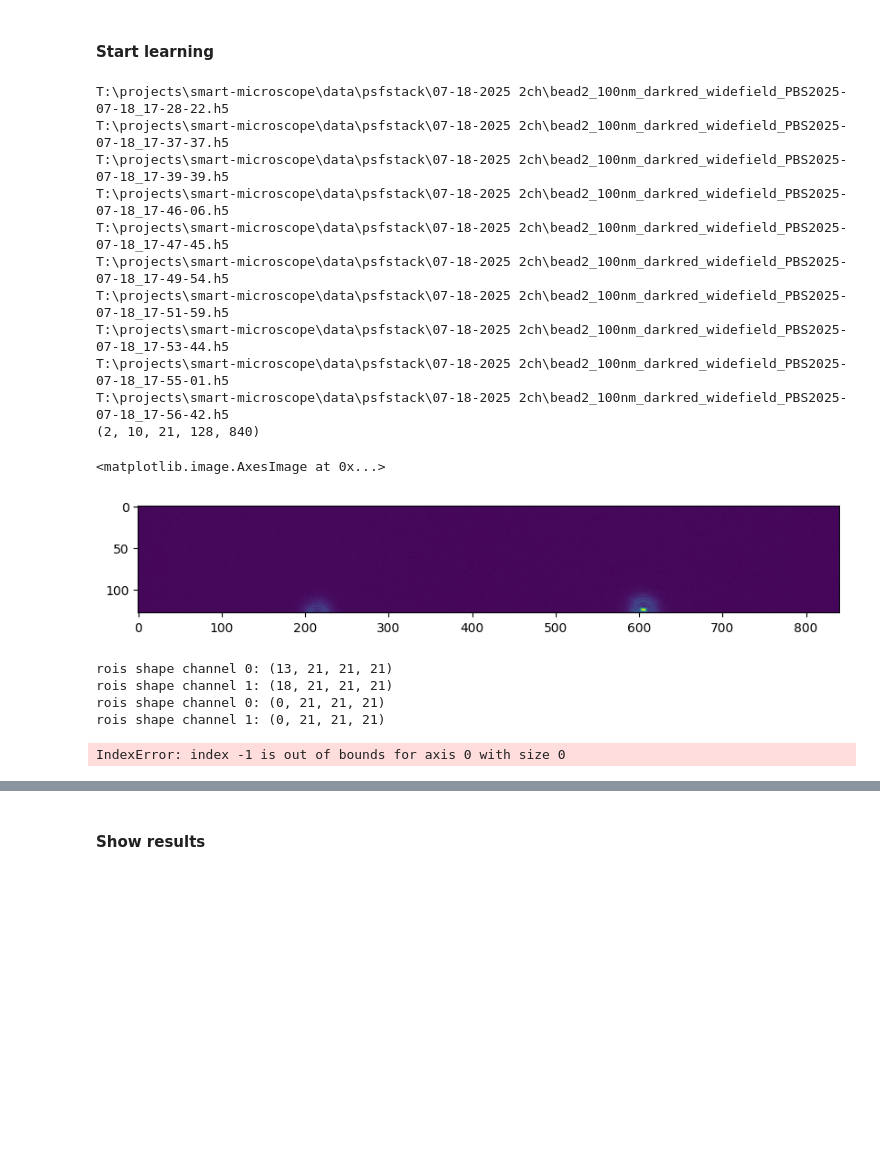
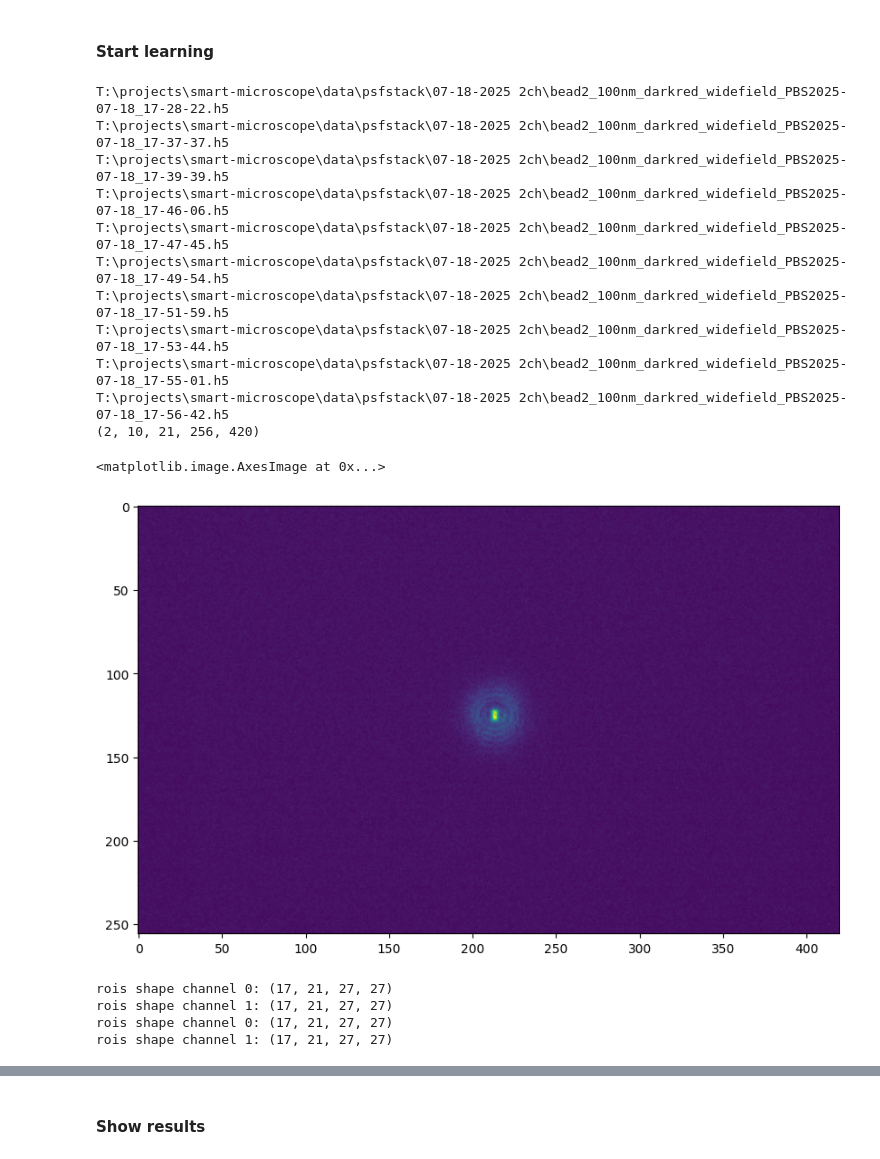
Before and after one commit to ries-lab/uiPSF, a Jupyter notebook: dev_fig/demo_beadPSF_2ch_smart.ipynb, the cells around one changed output, grey strips where cells are left out. Drawn from its saved outputs; the diff is of its cells as text; code cells hidden in the pictures; blank space fills up the shorter version.

```diff
--- a/dev_fig/demo_beadPSF_2ch_smart.ipynb
+++ b/dev_fig/demo_beadPSF_2ch_smart.ipynb
@@ -38,7 +38,7 @@ L.param.datapath = r'T:\projects\smart-microscope\data\psfstack\07-18-2025 2ch/'
 L.param.keyword = 'bead2_100nm_darkred_widefield_PBS2025' # keyword for your data file
 L.param.savename = L.param.datapath+'result/' + L.param.keyword
 L.param.subfolder = '' # keyword for subfolder name if each data file is saved in a individual folder, set to '' if no subfolder
-L.param.gain = 0.44
+L.param.gain = 0.24 # electron per ADU, this is the gain of the camera, can be found in the camera manual
 L.param.ccd_offset = 100
 L.param.FOV.z_step = 1
 L.param.pixel_size.z = 0.1 # micron, equal to z_step*stepsize_of_the_data
@@ -63,27 +63,26 @@ T:\projects\smart-microscope\data\psfstack\07-18-2025 2ch\bead2_100nm_darkred_wi
 T:\projects\smart-microscope\data\psfstack\07-18-2025 2ch\bead2_100nm_darkred_widefield_PBS2025-07-18_17-53-44.h5
 T:\projects\smart-microscope\data\psfstack\07-18-2025 2ch\bead2_100nm_darkred_widefield_PBS2025-07-18_17-55-01.h5
 T:\projects\smart-microscope\data\psfstack\07-18-2025 2ch\bead2_100nm_darkred_widefield_PBS2025-07-18_17-56-42.h5
-(2, 10, 21, 128, 840)
+(2, 10, 21, 256, 420)
 # %%
 plt.figure(figsize=(10, 10))
-plt.imshow(images[0][4][0])
+plt.imshow(images[0][0][0])
 # %% [output]
 <matplotlib.image.AxesImage at 0x...>
-[figure, old version]
+[figure, new version]
 # %%
 L.getpsfclass()
-L.param.roi.roi_size = [21,21]
+L.param.roi.roi_size = [27,27]
 L.param.roi.peak_height = 0.2
-L.param.FOV.y_center = 75
-L.param.FOV.x_center = 420
-L.param.FOV.radius = 800
+L.param.FOV.y_center = 0
+L.param.FOV.x_center = 0
+L.param.FOV.radius = 0
 dataobj = L.prep_data(images)
 # %% [output]
-rois shape channel 0: (13, 21, 21, 21)
-rois shape channel 1: (18, 21, 21, 21)
-rois shape channel 0: (0, 21, 21, 21)
-rois shape channel 1: (0, 21, 21, 21)
+rois shape channel 0: (17, 21, 27, 27)
+rois shape channel 1: (17, 21, 27, 27)
+rois shape channel 0: (17, 21, 27, 27)
+rois shape channel 1: (17, 21, 27, 27)
-IndexError: index -1 is out of bounds for axis 0 with size 0
 # %%
 #images = L.load_data()
 #L.getpsfclass()
```
Also changed, not shown: parts of 9 cells of this notebook, 3 other files.
